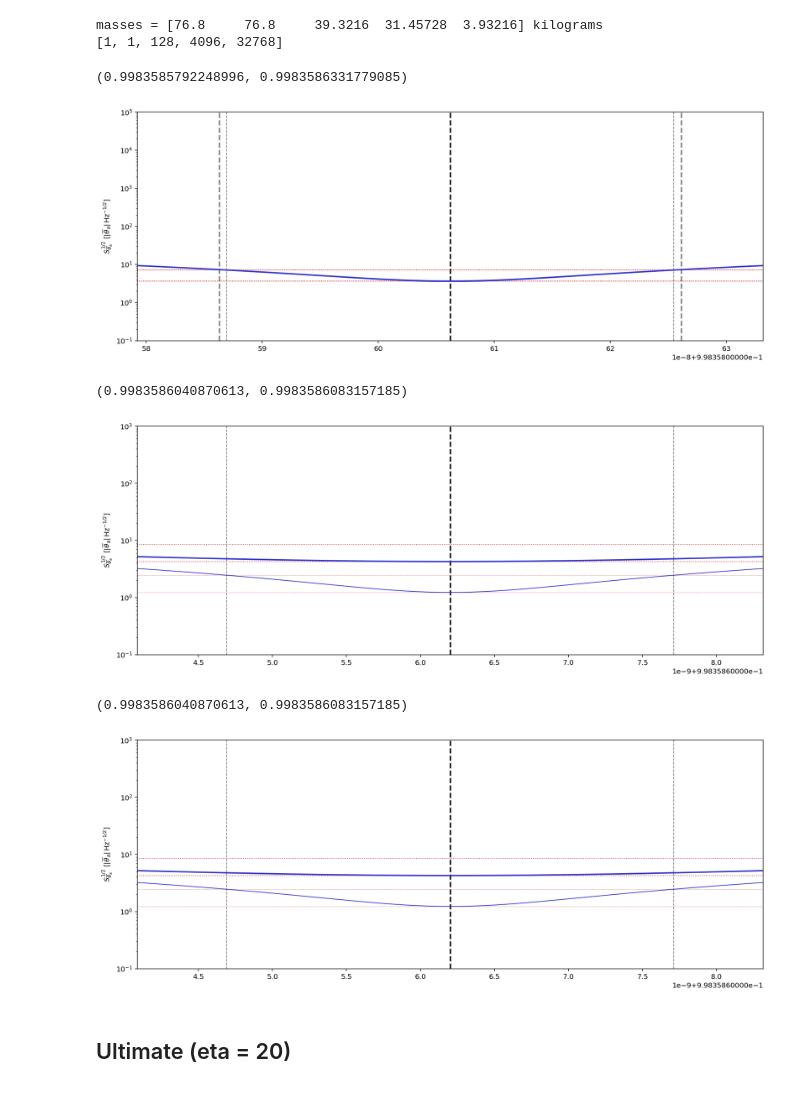
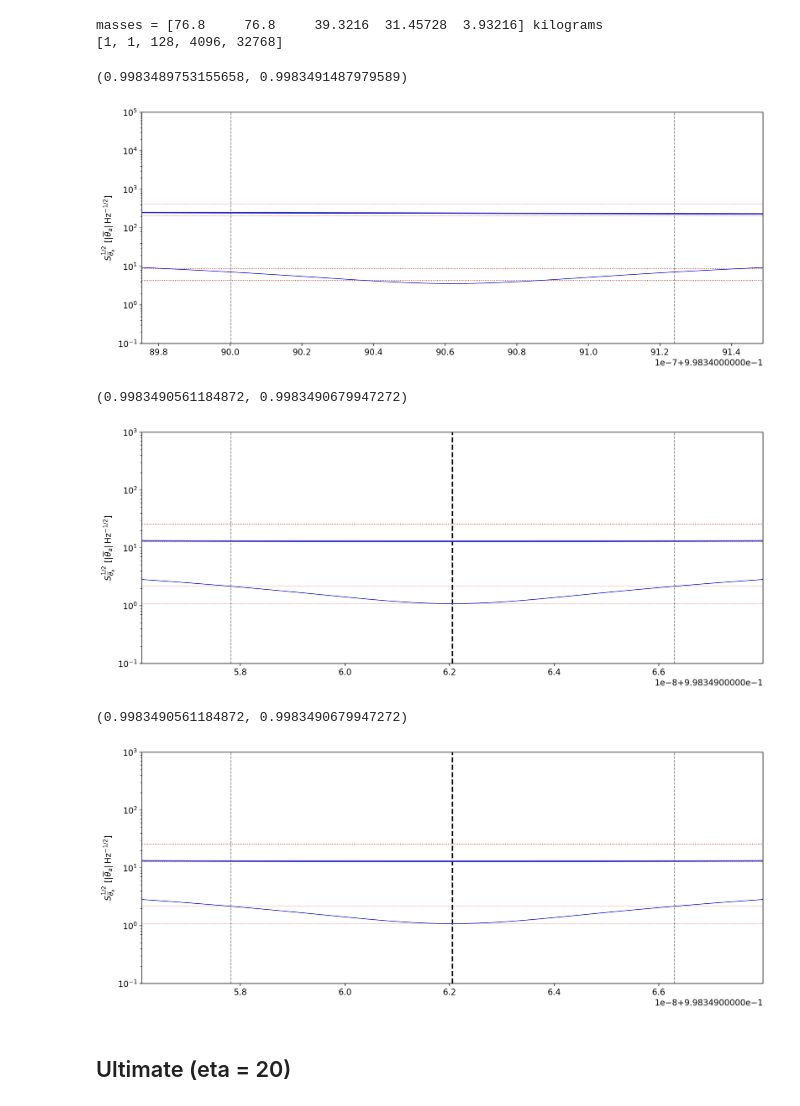
Before and after one commit to kenvantilburg/piezoaxionic-effect, a Jupyter notebook: code/sensitivity_eta20.ipynb, the cells around one changed output. Saved outputs shown, nothing was run; the diff lists cells and outputs as text; code cells hidden in the pictures.

```diff
--- a/code/sensitivity_eta20.ipynb
+++ b/code/sensitivity_eta20.ipynb
@@ -375,10 +375,10 @@ C_c = N_series**(-1) * N_parallel * fn_C_crystal_TE_c(l,a,b,beta_11)
 L_1_fid = 1/(omega_0**2 * np.real(C_c))
 C_1_fid = np.real(C_c)
 C_1 = 0.1*C_1_fid;
-L_1 = 0.01*L_1_fid * (1 - 1j * eps_L_1);
+L_1 = 0.1*L_1_fid * (1 - 1j * eps_L_1);
 L_2 = L2_find(T, l,v,a,b,h_11,c_11,beta_11,k2,L_squid, R_squid, L_i, k_i, C_1, L_1, k_f, eta, S_flux_squid, T_2, mu_N, n_N, xi_11, zeta_11, P_nuc, N_series,N_parallel,0, np.real(L_i))[0]
 C_1_q = 0.1*C_1_fid;
-L_1_q = 0.01*L_1_fid * (1 - 1j * eps_L_1);
+L_1_q = 0.1*L_1_fid * (1 - 1j * eps_L_1);
 L_2_q = np.real(L_i)
 
 def fun_Z(omega_frac):
@@ -421,8 +421,8 @@ ax.set_ylim(1e-1,1e5);
 ax.set_ylabel(r'$S^{1/2}_{\overline{\theta}_a} ~ [|\overline{\theta}_a| \, \mathrm{Hz}^{-1/2}]$');
 ax.set_xlim(vec_omega_frac[0],vec_omega_frac[-1])
 # %% [output]
-(0.9983585792248996, 0.9983586331779085)
+(0.9983489753155658, 0.9983491487979589)
-[figure, old version]
+[figure, new version]
 # %%
 i_l = 4
 l = vec_l[i_l]
@@ -435,7 +435,7 @@ C_c = N_series**(-1) * N_parallel * fn_C_crystal_TE_c(l,a,b,beta_11)
 L_1_fid = 1/(omega_0**2 * np.real(C_c))
 C_1_fid = np.real(C_c)
 C_1 = 0.1*C_1_fid;
-L_1 = 0.01*L_1_fid * (1 - 1j * eps_L_1);
+L_1 = 0.1*L_1_fid * (1 - 1j * eps_L_1);
 L_2 = np.real(L_i)
 def fun_Z(omega_frac):
     return np.imag(fn_Z_total(omega_frac * omega_0,l,v,a,b,beta_11,k2,L_squid, R_squid, L_i, k_i, C_1, L_1, L_2, k_f, N_series,N_parallel))
@@ -446,35 +446,35 @@ def fun_S_q(omega_frac):
     return fn_S_theta(T,omega_frac * omega_0,l,v,a,b,h_11,c_11,beta_11,k2,L_squid, R_squid, L_i, k_i, C_1, L_1, L_2, k_f, 1, S_flux_squid,
                       T_2, mu_N, n_N, xi_11, zeta_11, P_nuc, N_series,N_parallel)
 def fun_S_bandwidth(omega_frac,omega_opt):
     return fun_S(omega_frac)/fun_S(omega_opt)-4
 def fun_S_bandwidth_q(omega_frac,omega_opt):
     return fun_S_q(omega_frac)/fun_S_q(omega_opt)-4
 omega_frac = brentq(f=fun_Z,a=(2*omega_res-omega_0)/omega_0,b=(1-1e-10),xtol=1e-15)
 omega_frac_1 = brentq(f=fun_S_bandwidth,a=omega_frac*(1-1e-1),b=omega_frac,xtol=1e-15,args=(omega_frac))
 omega_frac_2 = brentq(f=fun_S_bandwidth,a=omega_frac,b=omega_frac*(1+1e-1),xtol=1e-15,args=(omega_frac))
 omega_frac_1_q = brentq(f=fun_S_bandwidth_q,a=omega_frac*(1-1e-1),b=omega_frac,xtol=1e-15,args=(omega_frac))
 omega_frac_2_q = brentq(f=fun_S_bandwidth_q,a=omega_frac,b=omega_frac*(1+1e-1),xtol=1e-15,args=(omega_frac))
 vec_omega_frac = np.linspace(omega_frac_1_q - 0.2*(omega_frac_2_q - omega_frac_1_q),omega_frac_2_q + 0.2*(omega_frac_2_q - omega_frac_1_q),int(1e4))
 fig,ax = plt.subplots(1,1,figsize=(16,6))
 ax.axhline(np.sqrt(fun_S(omega_frac))/(ThetaAxion/np.sqrt(Hz)),color=(0.8,0.2,0.2),lw=1,ls='dotted')
 ax.axhline(2*np.sqrt(fun_S(omega_frac))/(ThetaAxion/np.sqrt(Hz)),color=(0.8,0.2,0.2),lw=1,ls='dotted')
 ax.axhline(np.sqrt(fun_S_q(omega_frac))/(ThetaAxion/np.sqrt(Hz)),color=(0.8,0.2,0.2),lw=0.5,ls='dotted')
 ax.axhline(2*np.sqrt(fun_S_q(omega_frac))/(ThetaAxion/np.sqrt(Hz)),color=(0.8,0.2,0.2),lw=0.5,ls='dotted')
 ax.axvline(omega_frac,color=(0,0,0),lw=2,ls='dashed')
 ax.axvline(omega_frac_1,color=(0,0,0,0.5),lw=2,ls='dashed')
 ax.axvline(omega_frac_2,color=(0,0,0,0.5),lw=2,ls='dashed')
 ax.axvline(omega_frac_1_q,color=(0,0,0,0.5),lw=1,ls='dashed')
 ax.axvline(omega_frac_2_q,color=(0,0,0,0.5),lw=1,ls='dashed')
 
 ax.plot(vec_omega_frac,np.sqrt(fun_S(vec_omega_frac))/(ThetaAxion/np.sqrt(Hz)),color=(0.2,0.2,0.8),lw=2)
 ax.plot(vec_omega_frac,np.sqrt(fun_S_q(vec_omega_frac))/(ThetaAxion/np.sqrt(Hz)),color=(0.2,0.2,0.8),lw=1)
 ax.set_yscale('log');
 ax.set_ylim(1e-1,1e3);
 ax.set_ylabel(r'$S^{1/2}_{\overline{\theta}_a} ~ [|\overline{\theta}_a| \, \mathrm{Hz}^{-1/2}]$');
 ax.set_xlim(vec_omega_frac[0],vec_omega_frac[-1])
 # %% [output]
-(0.9983586040870613, 0.9983586083157185)
+(0.9983490561184872, 0.9983490679947272)
-[figure, old version]
+[figure, new version]
 # %%
 vec_omega_frac = np.linspace(omega_frac_1_q - 0.2*(omega_frac_2_q - omega_frac_1_q),omega_frac_2_q + 0.2*(omega_frac_2_q - omega_frac_1_q),int(1e4))
 fig,ax = plt.subplots(1,1,figsize=(16,6))
@@ -495,8 +495,8 @@ ax.set_ylim(1e-1,1e3);
 ax.set_ylabel(r'$S^{1/2}_{\overline{\theta}_a} ~ [|\overline{\theta}_a| \, \mathrm{Hz}^{-1/2}]$');
 ax.set_xlim(vec_omega_frac[0],vec_omega_frac[-1])
 # %% [output]
-(0.9983586040870613, 0.9983586083157185)
+(0.9983490561184872, 0.9983490679947272)
-[figure, old version]
+[figure, new version]
 # %% [markdown]
 ## Ultimate (eta = 20)
 # %%
```
Also changed, not shown: parts of 11 cells of this notebook, 14 other files.
